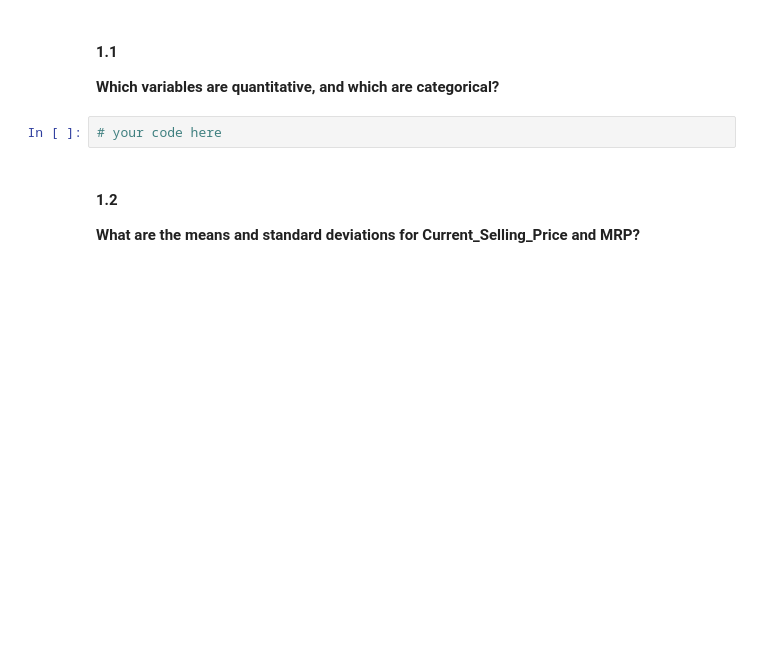
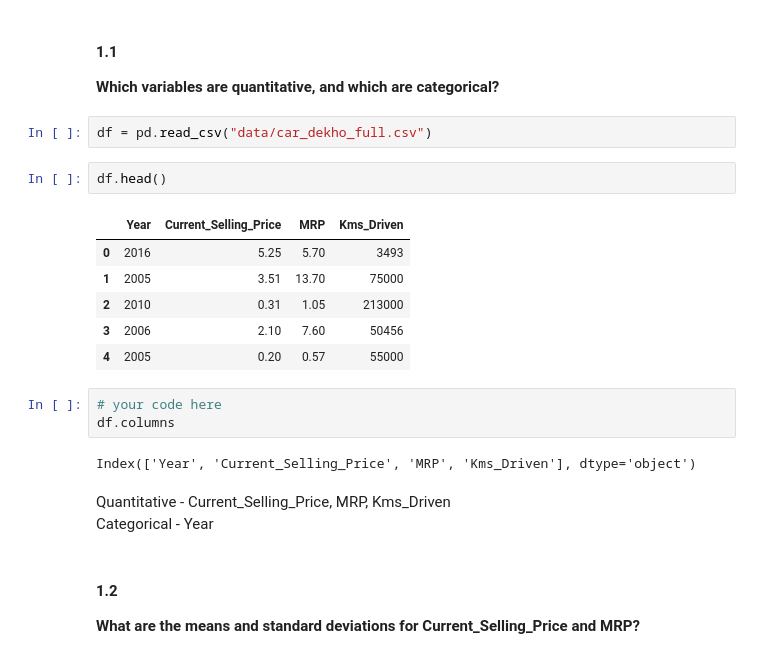
Before and after one commit to harimadhavan2000/HW1, a Jupyter notebook: AI1_HW1_Scaffold.ipynb, the cells around one changed output. Saved outputs shown, nothing was run; the diff lists cells and outputs as text; blank space fills up the shorter version.

```diff
--- a/AI1_HW1_Scaffold.ipynb
+++ b/AI1_HW1_Scaffold.ipynb
@@ -241,8 +241,25 @@ Note: Label your axes.
 #### 1.1
 
 **Which variables are quantitative, and which are categorical?**
+# %%
+df = pd.read_csv("data/car_dekho_full.csv")
+# %%
+df.head()
+# %% [output]
+|  | Year | Current_Selling_Price | MRP | Kms_Driven |
+| 0 | 2016 | 5.25 | 5.70 | 3493 |
+| 1 | 2005 | 3.51 | 13.70 | 75000 |
+| 2 | 2010 | 0.31 | 1.05 | 213000 |
+| 3 | 2006 | 2.10 | 7.60 | 50456 |
+| 4 | 2005 | 0.20 | 0.57 | 55000 |
 # %%
 # your code here
+df.columns
+# %% [output]
+Index(['Year', 'Current_Selling_Price', 'MRP', 'Kms_Driven'], dtype='object')
+# %% [markdown]
+Quantitative -  Current_Selling_Price, MRP, Kms_Driven \
+Categorical - Year
 # %% [markdown]
 #### 1.2
 
```
